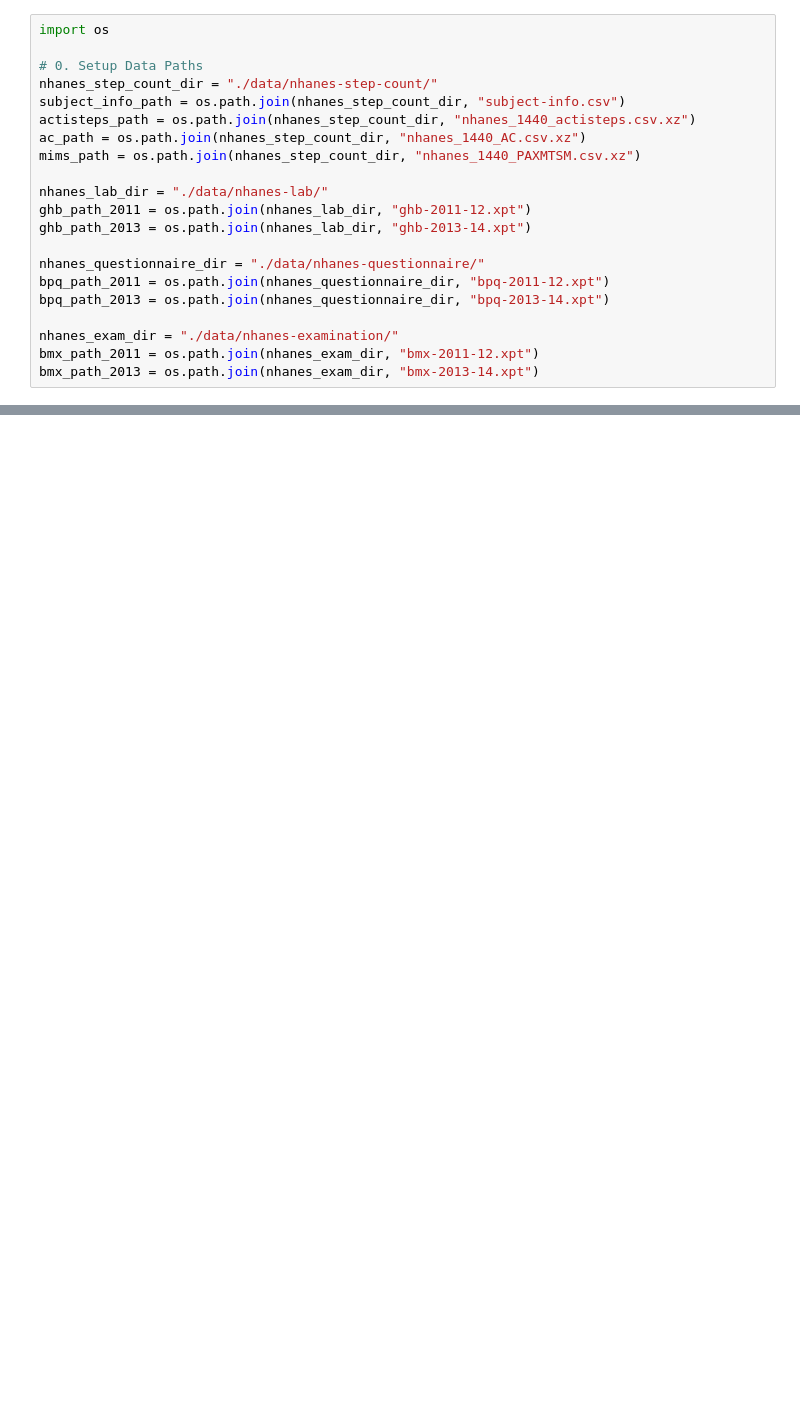
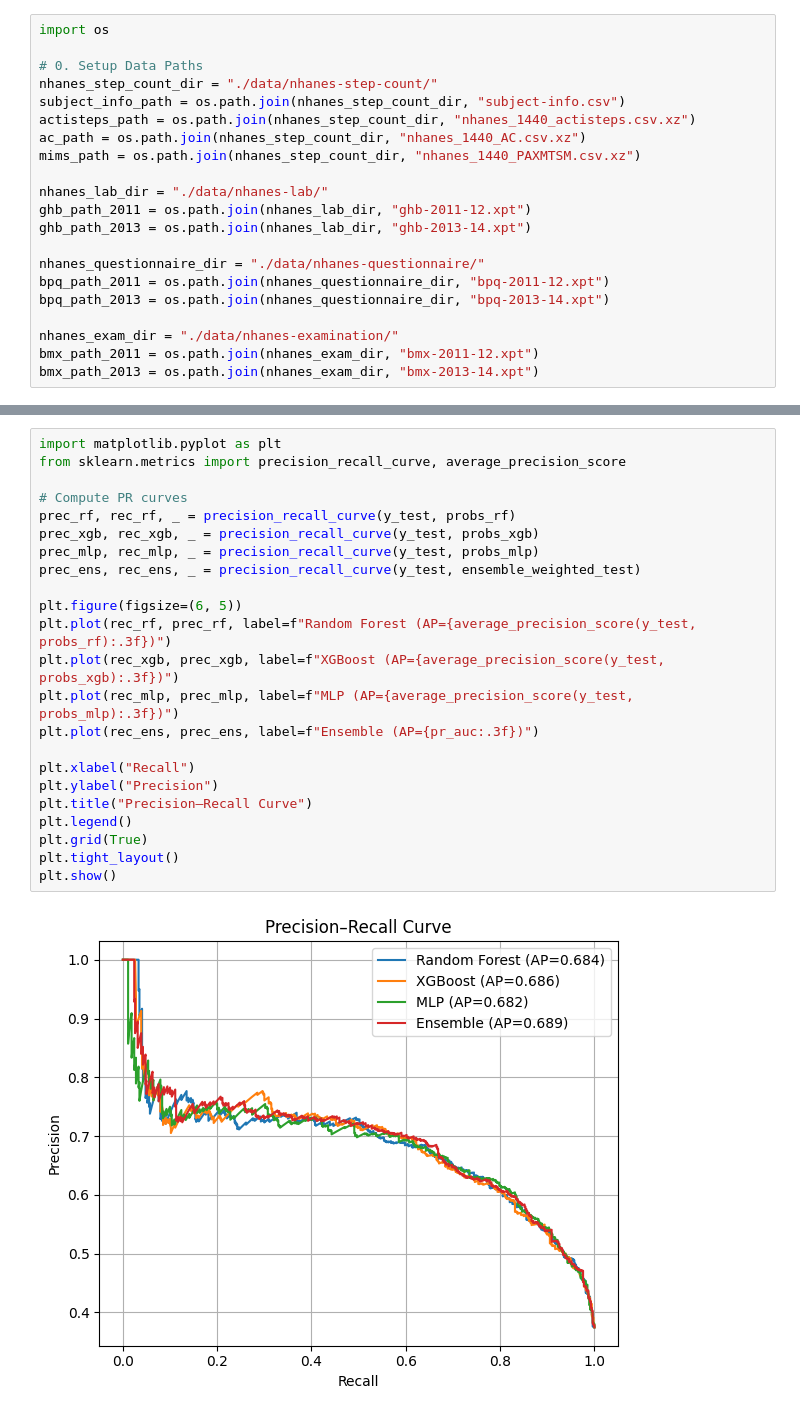
Before and after one commit to KyleN29/DiaPredict, a Jupyter notebook: nhanes_random_forest.ipynb, the cells around one changed output, grey strips where cells are left out. Saved outputs shown, nothing was run; the diff lists cells and outputs as text; blank space fills up the shorter version.

Commit message:
added my visualization code to the ipnyd

```diff
--- a/nhanes_random_forest.ipynb
+++ b/nhanes_random_forest.ipynb
@@ -751,0 +771,25 @@ Confusion Matrix:
+# %%
+import matplotlib.pyplot as plt
+from sklearn.metrics import precision_recall_curve, average_precision_score
+
+# Compute PR curves
+prec_rf, rec_rf, _ = precision_recall_curve(y_test, probs_rf)
+prec_xgb, rec_xgb, _ = precision_recall_curve(y_test, probs_xgb)
+prec_mlp, rec_mlp, _ = precision_recall_curve(y_test, probs_mlp)
+prec_ens, rec_ens, _ = precision_recall_curve(y_test, ensemble_weighted_test)
+
+plt.figure(figsize=(6, 5))
+plt.plot(rec_rf, prec_rf, label=f"Random Forest (AP={average_precision_score(y_test, probs_rf):.3f})")
+plt.plot(rec_xgb, prec_xgb, label=f"XGBoost (AP={average_precision_score(y_test, probs_xgb):.3f})")
+plt.plot(rec_mlp, prec_mlp, label=f"MLP (AP={average_precision_score(y_test, probs_mlp):.3f})")
+plt.plot(rec_ens, prec_ens, label=f"Ensemble (AP={pr_auc:.3f})")
+
+plt.xlabel("Recall")
+plt.ylabel("Precision")
+plt.title("Precision–Recall Curve")
+plt.legend()
+plt.grid(True)
+plt.tight_layout()
+plt.show()
+# %% [output]
+[figure, added]
```
Also changed, not shown: parts of 18 cells of this notebook.
